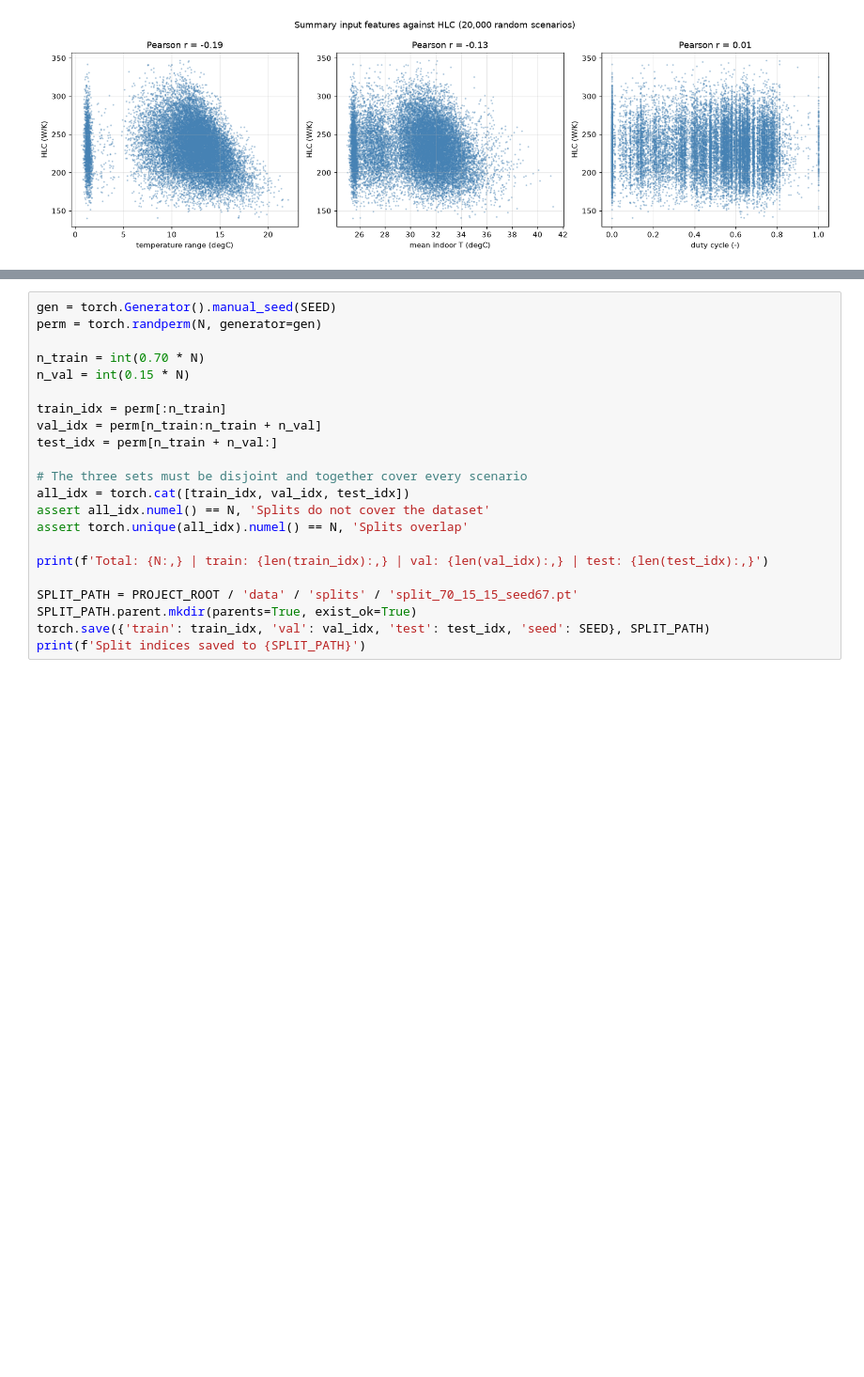
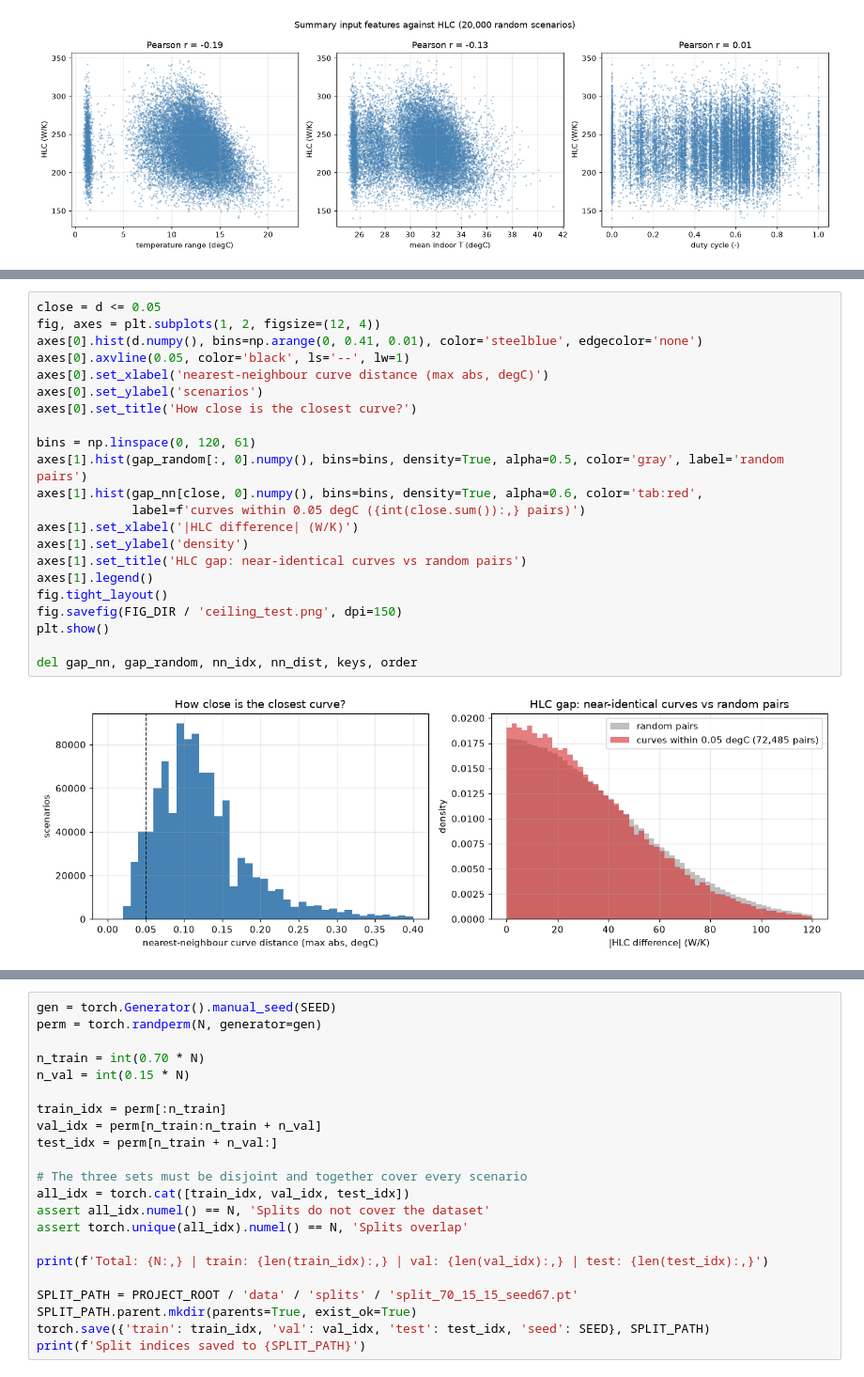
Before and after one commit to BigB021/coenergy-assessment, a Jupyter notebook: notebooks/1_eda_clean.ipynb, the cells around one changed output, grey strips where cells are left out. Shown at 94% size. Saved outputs shown, nothing was run; the diff lists cells and outputs as text; blank space fills up the shorter version.

```diff
--- a/notebooks/1_eda_clean.ipynb
+++ b/notebooks/1_eda_clean.ipynb
@@ -366,0 +461,24 @@ plt.show()
+# %%
+close = d <= 0.05
+fig, axes = plt.subplots(1, 2, figsize=(12, 4))
+axes[0].hist(d.numpy(), bins=np.arange(0, 0.41, 0.01), color='steelblue', edgecolor='none')
+axes[0].axvline(0.05, color='black', ls='--', lw=1)
+axes[0].set_xlabel('nearest-neighbour curve distance (max abs, degC)')
+axes[0].set_ylabel('scenarios')
+axes[0].set_title('How close is the closest curve?')
+
+bins = np.linspace(0, 120, 61)
+axes[1].hist(gap_random[:, 0].numpy(), bins=bins, density=True, alpha=0.5, color='gray', label='random pairs')
+axes[1].hist(gap_nn[close, 0].numpy(), bins=bins, density=True, alpha=0.6, color='tab:red',
+             label=f'curves within 0.05 degC ({int(close.sum()):,} pairs)')
+axes[1].set_xlabel('|HLC difference| (W/K)')
+axes[1].set_ylabel('density')
+axes[1].set_title('HLC gap: near-identical curves vs random pairs')
+axes[1].legend()
+fig.tight_layout()
+fig.savefig(FIG_DIR / 'ceiling_test.png', dpi=150)
+plt.show()
+
+del gap_nn, gap_random, nn_idx, nn_dist, keys, order
+# %% [output]
+[figure, added]
```
Also changed, not shown: parts of 17 cells of this notebook, 10 other files.
